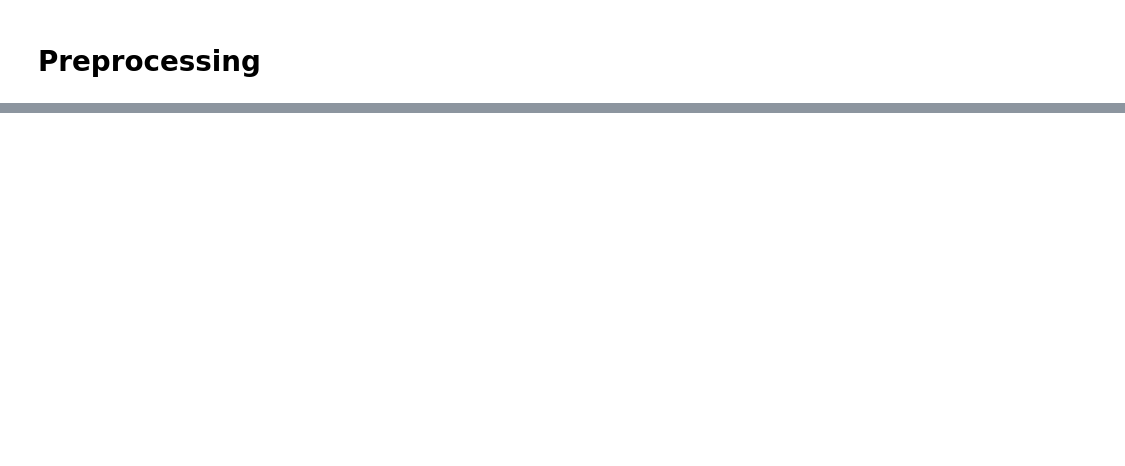
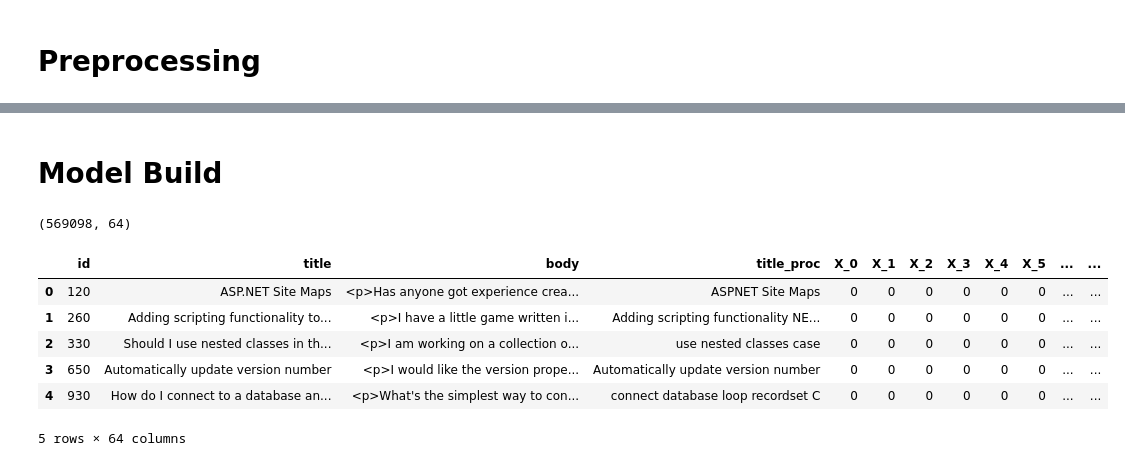
Before and after one commit to zbutton314/question-router, a Jupyter notebook: QuestionRouter.ipynb, the cells around one changed output, grey strips where cells are left out. Cells and saved outputs as stored; diff of their text form; code cells hidden in the pictures; blank space fills up the shorter version.

```diff
--- a/QuestionRouter.ipynb
+++ b/QuestionRouter.ipynb
@@ -180,0 +224,16 @@ disp(df)
+# %% [markdown]
+# Model Build
+# %%
+df = pd.read_csv(f"{data_path}data.csv", header=0)
+# df = df.sample(n=100000, axis=0, random_state=314)
+
+disp(df)
+# %% [output]
+(569098, 64)
+|  | id | title | body | title_proc | X_0 | X_1 | X_2 | X_3 | X_4 | X_5 | ... | ... |
+| 0 | 120 | ASP.NET Site Maps | <p>Has anyone got experience crea... | ASPNET Site Maps | 0 | 0 | 0 | 0 | 0 | 0 | ... | ... |
+| 1 | 260 | Adding scripting functionality to... | <p>I have a little game written i... | Adding scripting functionality NE... | 0 | 0 | 0 | 0 | 0 | 0 | ... | ... |
+| 2 | 330 | Should I use nested classes in th... | <p>I am working on a collection o... | use nested classes case | 0 | 0 | 0 | 0 | 0 | 0 | ... | ... |
+| 3 | 650 | Automatically update version number | <p>I would like the version prope... | Automatically update version number | 0 | 0 | 0 | 0 | 0 | 0 | ... | ... |
+| 4 | 930 | How do I connect to a database an... | <p>What's the simplest way to con... | connect database loop recordset C | 0 | 0 | 0 | 0 | 0 | 0 | ... | ... |
+5 rows × 64 columns
```
Also changed, not shown: parts of 27 cells of this notebook, 1 other file.
